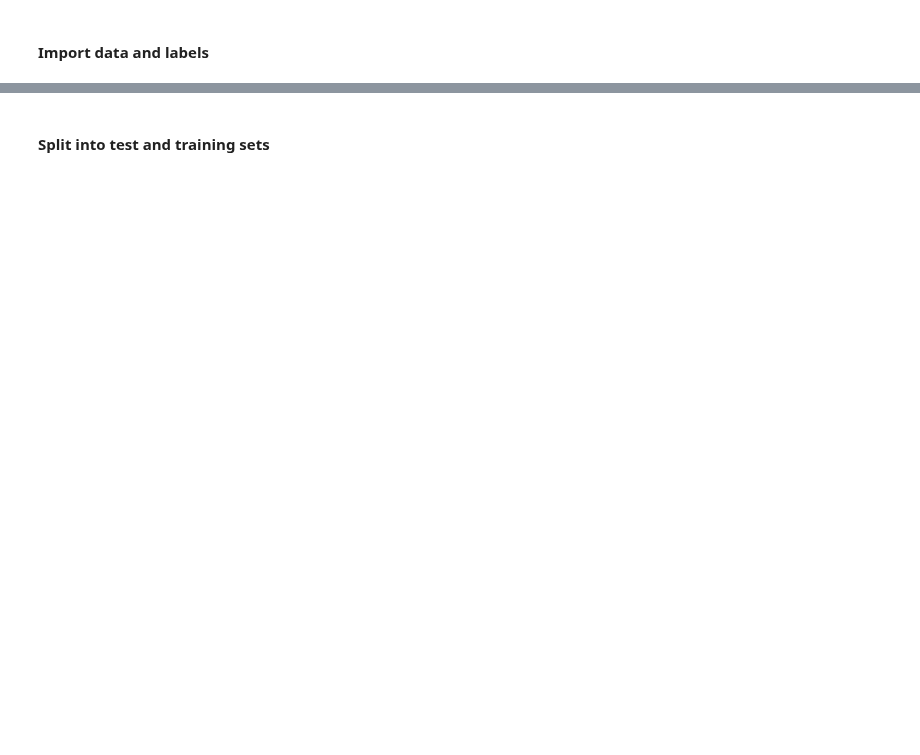
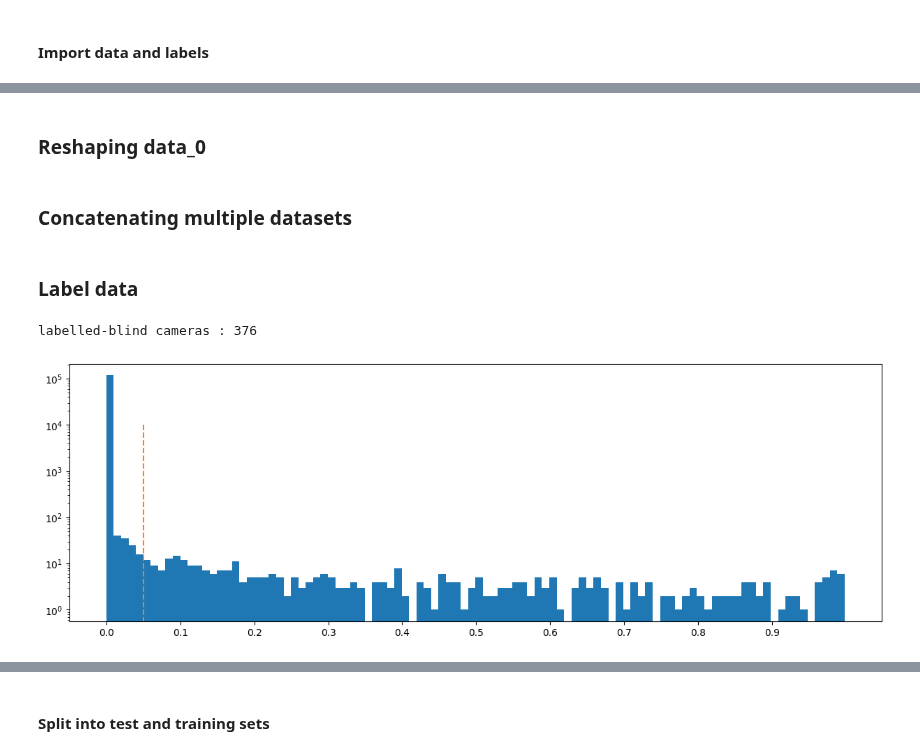
Before and after one commit to chiappo98/blinded_cameras, a Jupyter notebook: supervised_nn.ipynb, the cells around one changed output, grey strips where cells are left out. Drawn from its saved outputs; the diff is of its cells as text; code cells hidden in the pictures; blank space fills up the shorter version.

```diff
--- a/supervised_nn.ipynb
+++ b/supervised_nn.ipynb
@@ -50,0 +34,2 @@ labelled blind : 742
+# %% [markdown]
+### Reshaping data_0
@@ -50,0 +40,2 @@ labelled blind : 742
+# %% [markdown]
+### Concatenating multiple datasets
@@ -50,0 +69,29 @@ labelled blind : 742
+# %% [markdown]
+### Label data
+# %%
+###### parameters #################
+ph_threshold = 50                 #
+ratio_threshold = 0.05            #
+###################################
+
+label = np.zeros(inner_ph_in.shape[0])
+
+for i in np.where( (inner_ratio > ratio_threshold) & (inner_ph_in > ph_threshold) )[0]:
+    label[i] = 1
+
+n_blind = label[label==1].shape[0]
+n_not_blind = label[label==0].shape[0]
+print('labelled-blind cameras :', n_blind)
+
+# add pixel saturation
+data_in[data_in > 1000] = 1000
+
+fig = plt.figure()
+plt.hist(inner_ratio, 100)
+plt.yscale('log')
+plt.xticks(np.arange(0, 1, 0.1))
+plt.plot([ratio_threshold, ratio_threshold],[0,1e4], '--')
+fig.set_figwidth(15)
+# %% [output]
+labelled-blind cameras : 376
+[figure, added]
```
Also changed, not shown: parts of 29 cells of this notebook.
